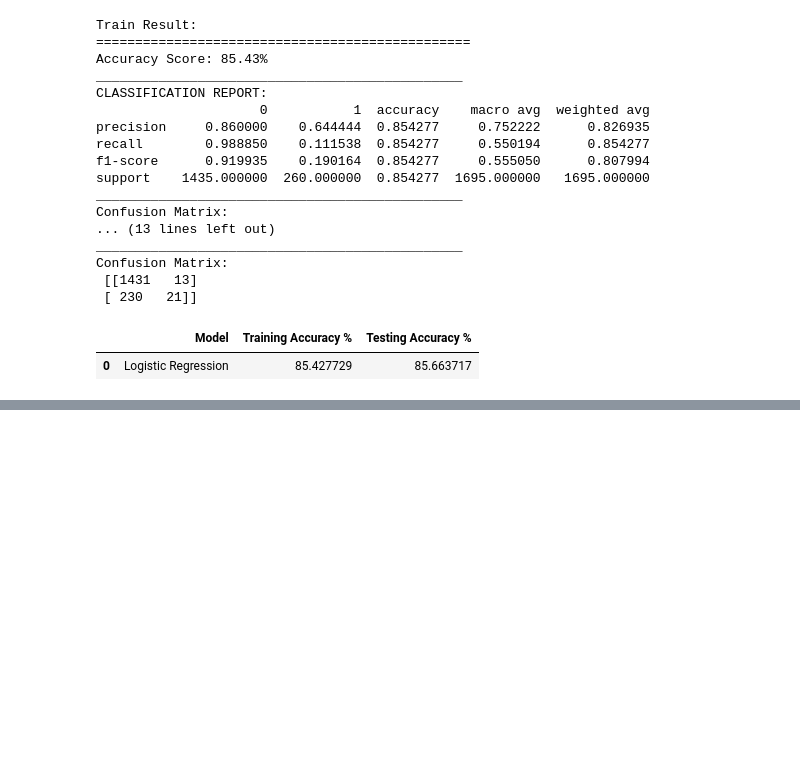
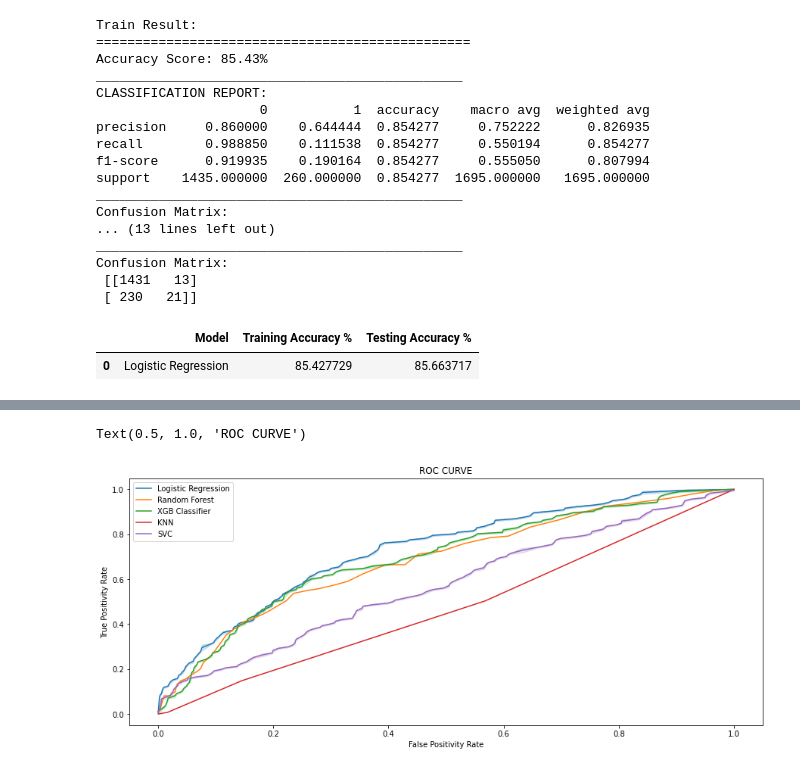
Before and after one commit to DrKamaleshR/CVD-classification, a Jupyter notebook: CVDriskclass.ipynb, the cells around one changed output, grey strips where cells are left out. Cells and saved outputs as stored; diff of their text form; code cells hidden in the pictures; blank space fills up the shorter version.

```diff
--- a/CVDriskclass.ipynb
+++ b/CVDriskclass.ipynb
@@ -375,0 +410,3 @@ results_df
+# %%
+# Train Test split
+X_train, X_test, y_train, y_test = train_test_split(X, y, test_size = 0.3, random_state = 42)
@@ -375,0 +471,3 @@ results_df
+# %%
+# Using the model function to understand the scores of different models
+model_table, train_cm, test_cm, curve= ModelFunc(X_train, y_train, X_test, y_test, ClassModels)
@@ -375,0 +484,6 @@ results_df
+# %%
+# Train confusion matrix
+for name, matrix in train_cm.items():
+  print(f'Model : {name}')
+  print(matrix)
+  print('**'*10)
@@ -375,0 +511,5 @@ results_df
+# %%
+for name, matrix in test_cm.items():
+  print(f'Model : {name}')
+  print(matrix)
+  print('**'*10)
@@ -375,0 +537,10 @@ results_df
+# %%
+plt.figure(figsize=(15,6))
+for name, value in curve.items():
+  sns.lineplot(x = value[0], y = value[1], label = name)
+plt.xlabel('False Positivity Rate')
+plt.ylabel('True Positivity Rate')
+plt.title('ROC CURVE')
+# %% [output]
+Text(0.5, 1.0, 'ROC CURVE')
+[figure, added]
```
Also changed, not shown: parts of 9 cells of this notebook.
